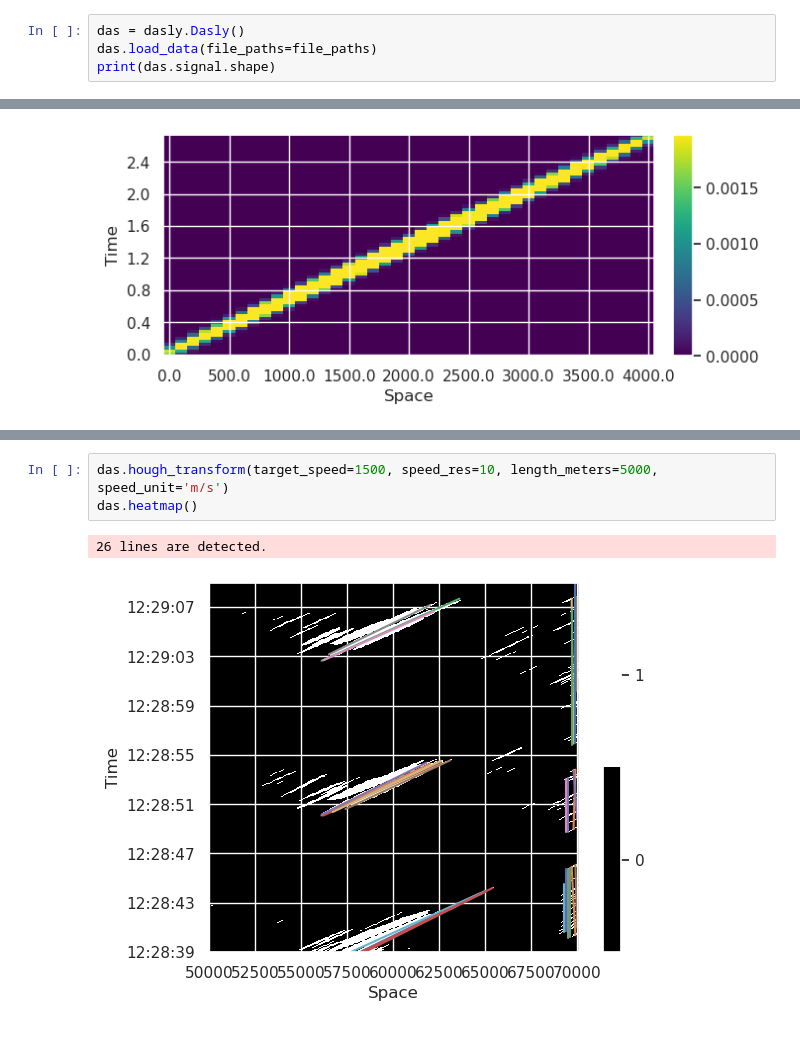
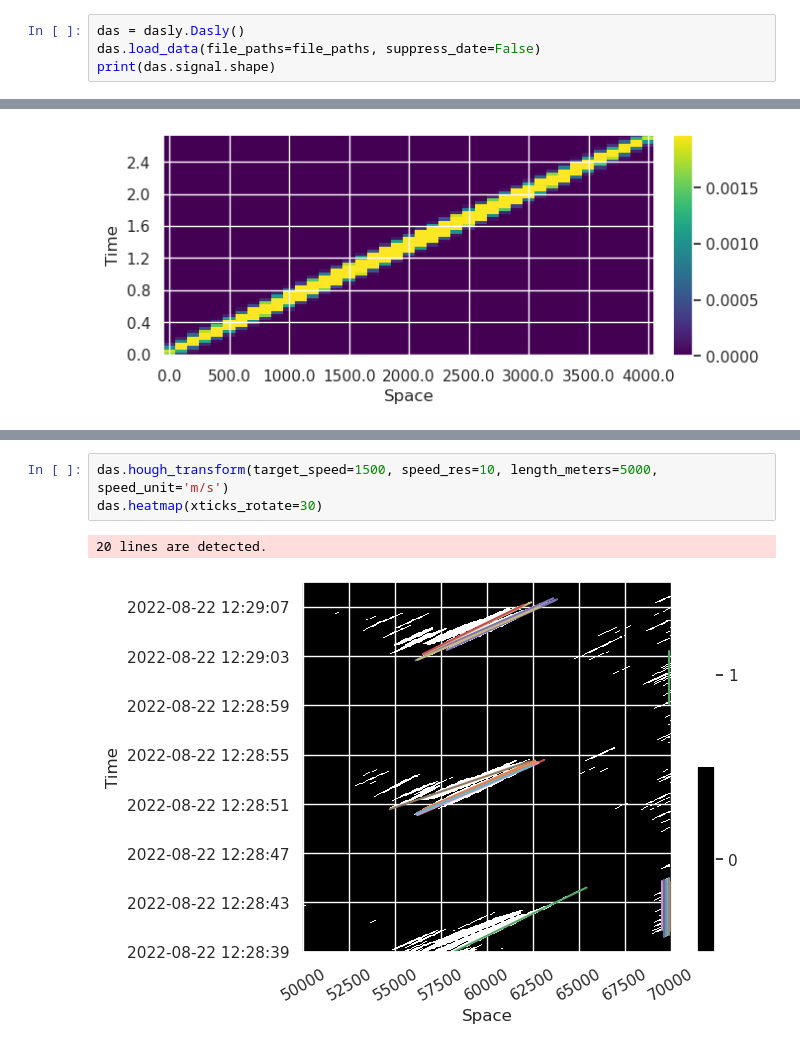
Before and after one commit to truongphanduykhanh/dasly, a Jupyter notebook: notebooks/19.1-khanhtruong-whale-newdasly.ipynb, the cells around one changed output, grey strips where cells are left out. Saved outputs shown, nothing was run; the diff lists cells and outputs as text.

```diff
--- a/notebooks/19.1-khanhtruong-whale-newdasly.ipynb
+++ b/notebooks/19.1-khanhtruong-whale-newdasly.ipynb
@@ -16,7 +16,7 @@ file_paths
  '/mnt/Datastore/usr/kptruong/Svalbard_whale/20220822/dphi/122859.hdf5']
 # %%
 das = dasly.Dasly()
-das.load_data(file_paths=file_paths)
+das.load_data(file_paths=file_paths, suppress_date=False)
 print(das.signal.shape)
 # %% [output]
 (18750, 33748)
@@ -86,8 +80,8 @@ Signal updated with binary transform with threshold 1.78e-10.
 # %%
 das.hough_transform(target_speed=1500, speed_res=10, length_meters=5000, speed_unit='m/s')
-das.heatmap()
+das.heatmap(xticks_rotate=30)
 # %% [output]
-26 lines are detected.
+20 lines are detected.
-[figure, old version]
+[figure, new version]
 # %%
 das.dbscan(eps_seconds=1)
```
Also changed, not shown: parts of 20 cells of this notebook, 28 other files.
